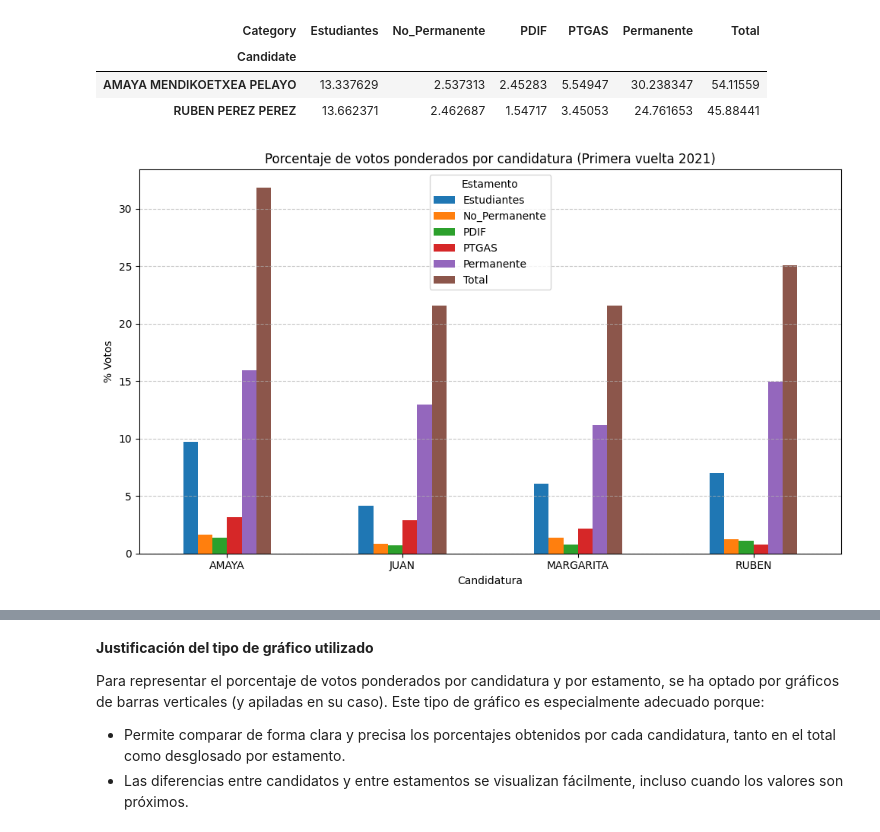
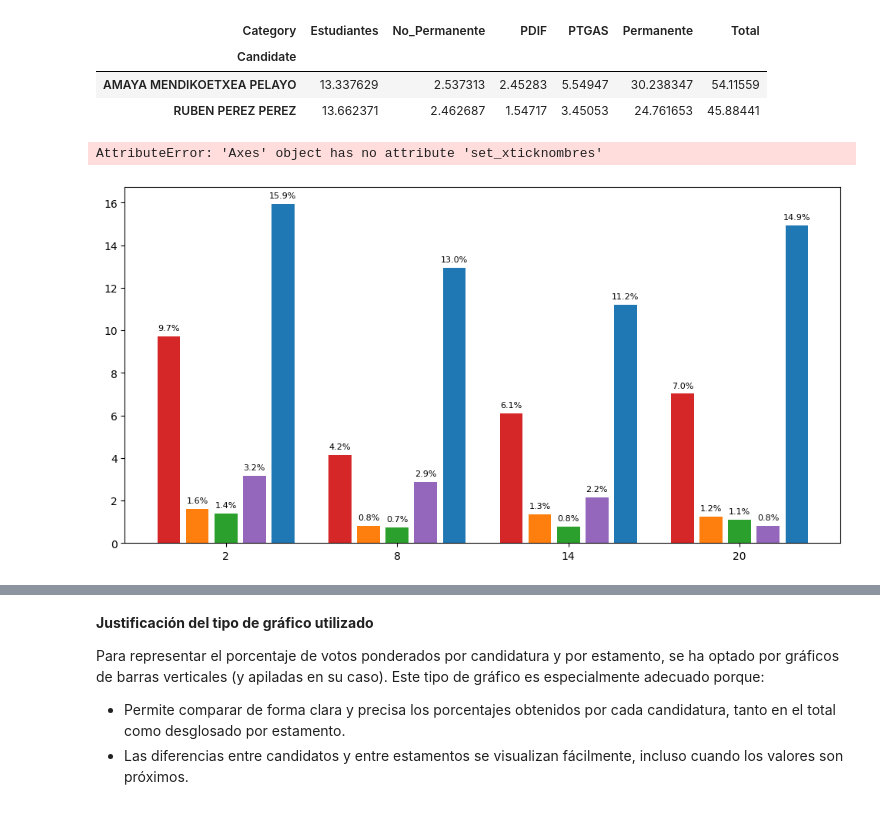
Before and after one commit to gabrieladamasuam/VD_G7312_P04, a Jupyter notebook: Parte1_Elecciones_UAM.ipynb, the cells around one changed output, grey strips where cells are left out. Drawn from its saved outputs; the diff is of its cells as text; code cells hidden in the pictures.

```diff
--- a/Parte1_Elecciones_UAM.ipynb
+++ b/Parte1_Elecciones_UAM.ipynb
@@ -88,12 +111,13 @@ plt.show()
 # %% [markdown]
 **Justificación:** Se utiliza un gráfico de barras horizontal porque permite comparar fácilmente los porcentajes de participación entre los diferentes estamentos. La escala horizontal facilita la lectura precisa de los valores y la comparación directa entre categorías.
 # %%
-# Gráfico de barras: Participación por estamento (vuelta 1)
-plt.barh(participacion_est_v2.index, participacion_est_v2.values, color='salmon')
+# Gráfico de barras: Participación por estamento (vuelta 2)
+plt.barh(nombres, participacion_est_v2.values, color=colores)
 plt.xlabel('% Participación')
-plt.title('Participación por estamento - Elecciones 2021 (Vuelta 1)')
+plt.title('Participación por estamento - Elecciones 2021 (Vuelta 2)')
 plt.xlim(0, 100)
-plt.grid(axis='x', linestyle='--', alpha=0.7)
+for i, v in enumerate(participacion_est_v2.values):
+    plt.text(v + 1, i, f'{v:.1f}%', va='center', fontsize=10)
 plt.tight_layout()
 plt.show()
 # %% [output]
@@ -151,7 +175,7 @@ votos_v2.head()
 | 4 | DERECHO | AMAYA MENDIKOETXEA PELAYO | PTGAS | 0 |
 # %%
 # Definir los pesos para cada estamento
-weights = {
+pesos = {
     'Permanente': 0.55,
     'No_Permanente': 0.05,
     'PDIF': 0.04,
@@ -160,7 +184,7 @@ weights = {
 }
 
 # Función para calcular los porcentajes de votos ponderados
-def calculate_weighted_votes(df):
+def calcular_votos_ponderados(df):
     # Agrupar por candidato y estamento, sumando los votos
     grouped = df.groupby(['Candidate', 'Category'])['Votos'].sum().unstack(fill_value=0)
     # Calcular el total de votos por estamento
@@ -168,14 +192,14 @@ def calculate_weighted_votes(df):
     # Calcular el porcentaje por estamento
     percentage_by_category = grouped.divide(total_by_category, axis=1) * 100
     # Multiplicar por los pesos
-    weighted = percentage_by_category.multiply([weights[col] for col in percentage_by_category.columns], axis=1)
+    weighted = percentage_by_category.multiply([pesos[col] for col in percentage_by_category.columns], axis=1)
     # Sumar entre estamentos para obtener el porcentaje total ponderado
     weighted['Total'] = weighted.sum(axis=1)
     return weighted
 
 # Calcular los votos ponderados para ambas vueltas
-weighted_v1 = calculate_weighted_votes(votos_v1)
-weighted_v2 = calculate_weighted_votes(votos_v2)
+weighted_v1 = calcular_votos_ponderados(votos_v1)
+weighted_v2 = calcular_votos_ponderados(votos_v2)
 
 weighted_v1
 # %% [output]
@@ -193,24 +217,48 @@ weighted_v2
 | AMAYA MENDIKOETXEA PELAYO | 13.337629 | 2.537313 | 2.45283 | 5.54947 | 30.238347 | 54.11559 |
 | RUBEN PEREZ PEREZ | 13.662371 | 2.462687 | 1.54717 | 3.45053 | 24.761653 | 45.88441 |
 # %%
-# Función para graficar los votos ponderados
-def plot_weighted_votes(weighted_df, title):
-    # Acortar nombres de los candidatos
-    short_names = [name.split()[0] for name in weighted_df.index]  # Solo el nombre del candidato
-    weighted_df_short = weighted_df.copy()
-    weighted_df_short.index = short_names
+def graficar_barras_separadas(df, titulo, colores_estamentos, nombres=None):
+    if 'Total' in df.columns:
+        df = df.drop(columns=['Total'])
 
-    ax = weighted_df_short.plot(kind='bar', figsize=(10,6))
-    plt.title(title)
-    plt.ylabel('% Votos')
-    plt.xlabel('Candidatura')
-    plt.xticks(rotation=0, ha='center')  # Etiquetas horizontales
-    plt.legend(title='Estamento')
-    plt.grid(axis='y', linestyle='--', alpha=0.7)
+    df_plot = df.copy()
+    df_plot.index = [nombre.split()[0] for nombre in df_plot.index]  # Abreviar nombres
+    categorias = df_plot.columns
+    candidatos = df_plot.index
+    n_categorias = len(categorias)
+    n_candidatos = len(candidatos)
+
+    # Si se pasan nombres, usarlos para el eje X
+    if nombres is not None and len(nombres) == n_candidatos:
+        xtick_nombres = nombres
+    else:
+        xtick_nombres = candidatos
+
+    group_width = n_categorias + 1
+    x = np.arange(n_candidatos * group_width)
+    fig, ax = plt.subplots(figsize=(12, 6))
+
+    for i, categoria in enumerate(categorias):
+        posiciones = x[i::group_width]
+        ax.bar(posiciones, df_plot[categoria], width=0.8,
+               label=categoria, color=colores_estamentos.get(categoria, '#333333'))
+
+        for pos, valor in zip(posiciones, df_plot[categoria]):
+            if not np.isnan(valor) and valor > 0:
+                ax.text(pos, valor + 0.2, f'{valor:.1f}%', ha='center', va='bottom', fontsize=8)
+
+    posiciones_candidatos = x[::group_width] + (n_categorias - 1) / 2
+    ax.set_xticks(posiciones_candidatos)
+    ax.set_xticklabels(xtick_nombres)
+    ax.set_xlabel('Candidatura')
+    ax.set_ylabel('% Votos ponderados')
+    ax.set_title(titulo)
+    ax.legend(title='Estamento')
     plt.tight_layout()
     plt.show()
 
-# Graficar resultados
-plot_weighted_votes(weighted_v1, 'Porcentaje de votos ponderados por candidatura (Primera vuelta 2021)')
+# Aplicar la función a los datos ya procesados
+graficar_barras_separadas(weighted_v1, 'Porcentaje de votos ponderados por candidatura (Primera vuelta 2021)', colores_estamentos, nombres)
 # %% [output]
+AttributeError: 'Axes' object has no attribute 'set_xticknombres'
-[figure, old version]
+[figure, new version]
```
Also changed, not shown: parts of 16 cells of this notebook, 2 other files.
